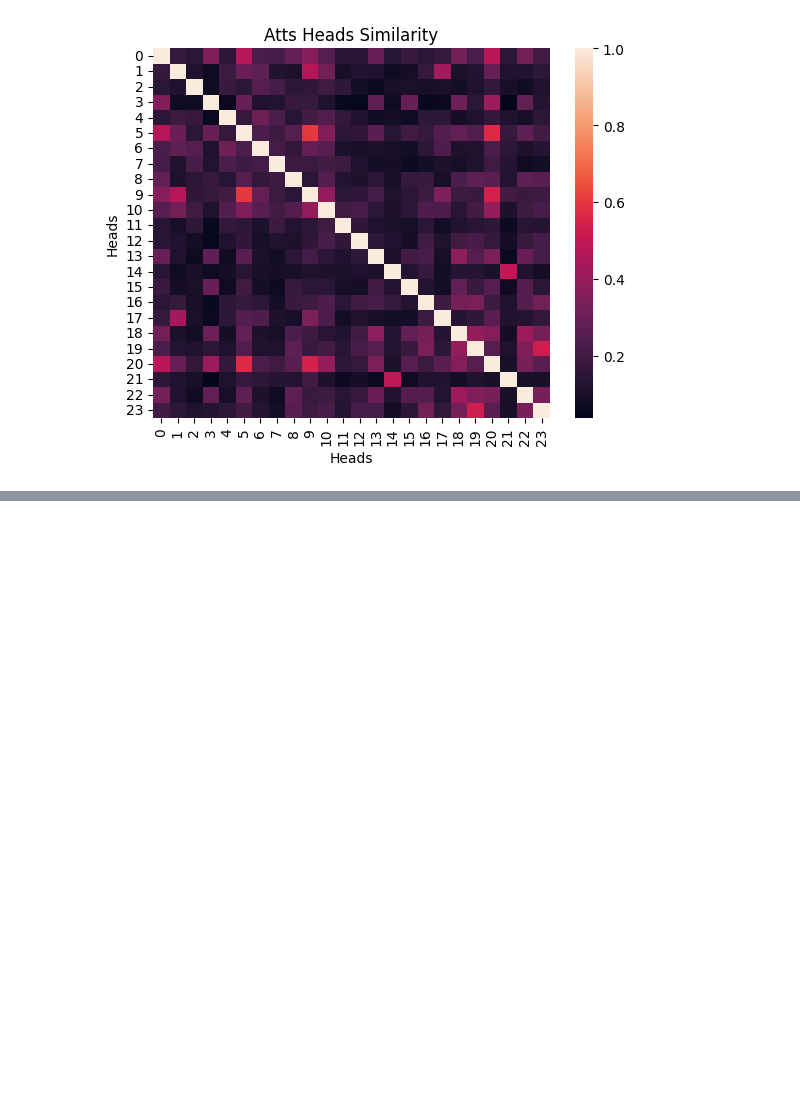
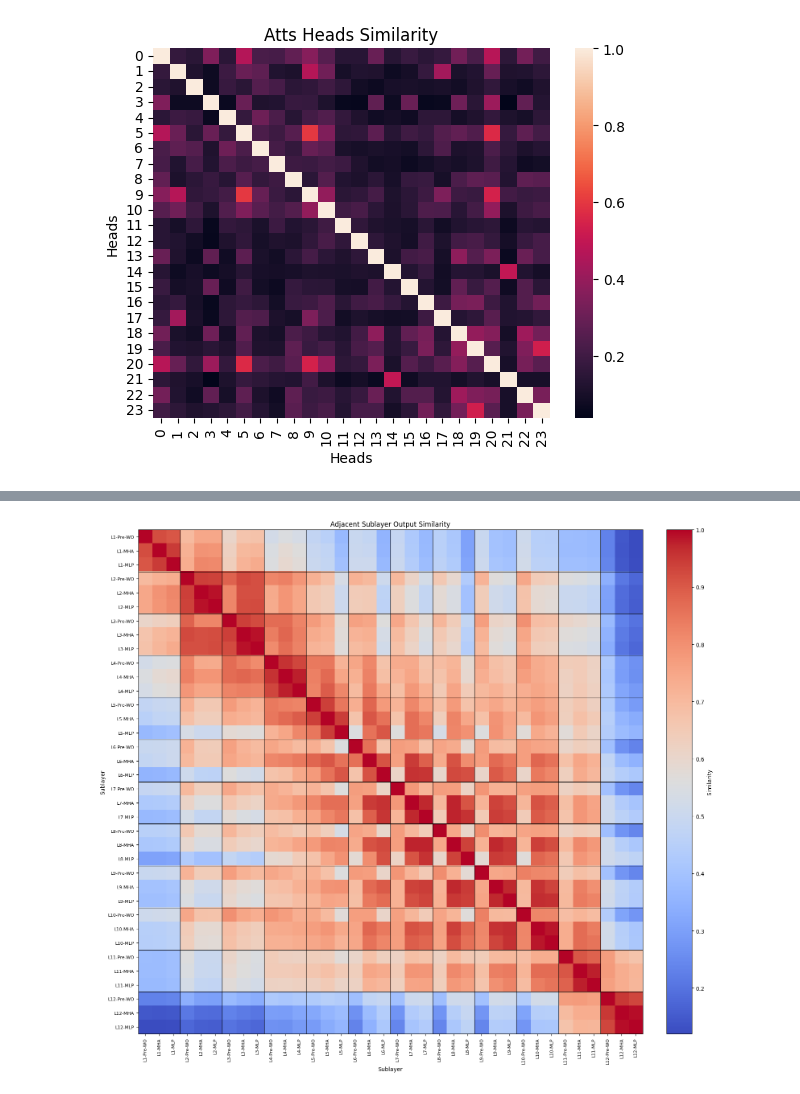
Before and after one commit to aal2015/layer-grafting-publication, a Jupyter notebook: redundancy analysis/qnli redundancy.ipynb, the cells around one changed output, grey strips where cells are left out. Saved outputs shown, nothing was run; the diff lists cells and outputs as text; code cells hidden in the pictures; blank space fills up the shorter version.

```diff
--- a/redundancy analysis/qnli redundancy.ipynb
+++ b/redundancy analysis/qnli redundancy.ipynb
@@ -1125,0 +1339,46 @@ Text(50.722222222222214, 0.5, 'Heads')
+# %%
+import matplotlib.pyplot as plt
+import numpy as np
+
+# sub_out_similarity: (36, 36)
+n_layers = 12
+sublayers = ["Pre-WO", "MHA", "MLP"]
+
+labels = [
+    f"L{layer + 1}-{sub}"
+    for layer in range(n_layers)
+    for sub in sublayers
+]
+
+fig, ax = plt.subplots(figsize=(16, 14))
+
+im = ax.imshow(
+    sub_out_similarity,
+    cmap="coolwarm",
+    interpolation="nearest",
+    aspect="equal"
+)
+
+# Label every sublayer
+ax.set_xticks(np.arange(len(labels)))
+ax.set_xticklabels(labels, rotation=90, fontsize=8)
+ax.set_yticks(np.arange(len(labels)))
+ax.set_yticklabels(labels, fontsize=8)
+
+# Add boundaries between encoder layers
+for boundary in range(3, n_layers * 3, 3):
+    ax.axhline(boundary - 0.5, color="black", linewidth=0.8)
+    ax.axvline(boundary - 0.5, color="black", linewidth=0.8)
+
+# Color scale
+cbar = fig.colorbar(im, ax=ax, fraction=0.046, pad=0.04)
+cbar.set_label("Similarity")
+
+ax.set_title("Adjacent Sublayer Output Similarity")
+ax.set_xlabel("Sublayer")
+ax.set_ylabel("Sublayer")
+
+plt.tight_layout()
+plt.show()
+# %% [output]
+[figure, added]
```
Also changed, not shown: parts of 13 cells of this notebook, 26 other files.
